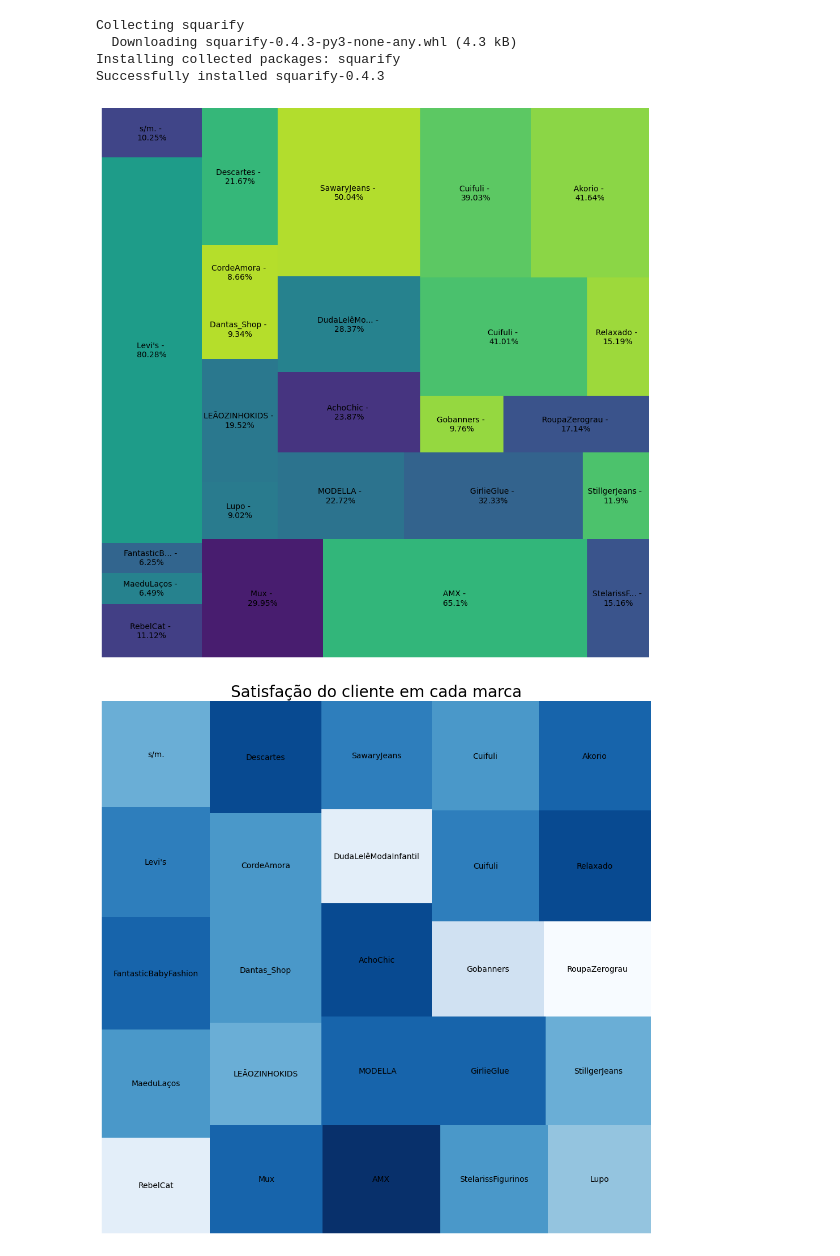
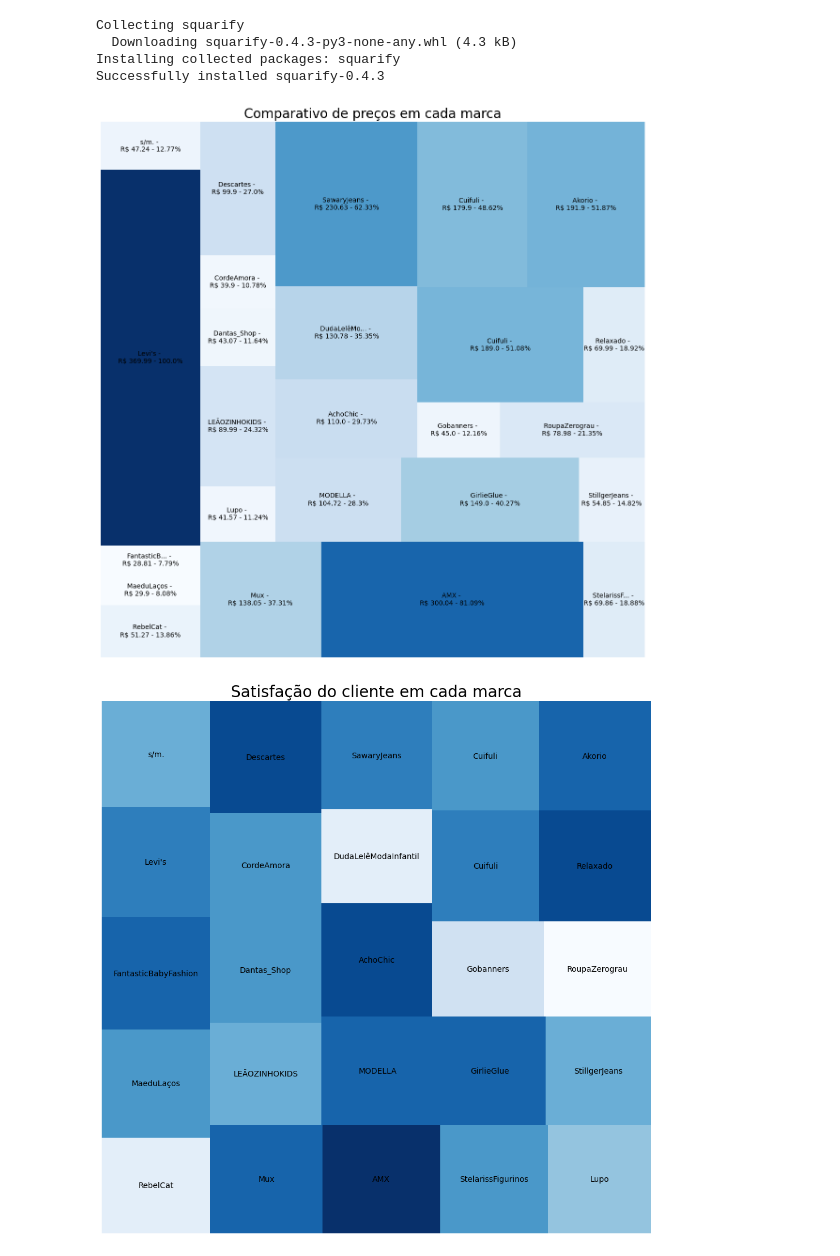
Before and after one commit to ThiagoKS-7/a3-analise-e-bigdata, a Jupyter notebook: a3-analise-dado.ipynb, the cells around one changed output. Cells and saved outputs as stored; diff of their text form; code cells hidden in the pictures.

```diff
--- a/a3-analise-dado.ipynb
+++ b/a3-analise-dado.ipynb
@@ -124,30 +124,43 @@ Successfully installed squarify-0.4.3
 # %%
 import matplotlib
 import squarify
-import matplotlib.cm as cm
 
 
 marcas = [
     row[0].replace(' ', '') for row in
     roupas.distinct().limit(25).select("marca").collect()
 ]
-porcentagens = [
-    round((float(row[0].replace(' R$ ', '').replace(' ','').replace(',','.')) * 100) / max(valores_y),2)for row in
+precos = [
+    float(row[0].replace(' R$ ', '').replace(' ','').replace(',','.')) for row in
     roupas.distinct().limit(25).select("preco_original").collect()
 ]
-valores
+porcentagens = [
+    round((float(row[0].replace(' R$ ', '').replace(' ','').replace(',','.')) * 100) / max(precos),2) for row in
+    roupas.distinct().limit(25).select("preco_original").collect()
+]
 valores_x = [
     (marcas[index] if len(marcas[index]) < 15 else marcas[index][:10] + "...") + " - \n" +
+    "R$ " + str(precos[index]) + " - " +
     str(porcentagens[index]) + "%"
     for (index, row) in
     enumerate(roupas.distinct().limit(25).select("preco_original").collect())
 ]
-plt.figure(figsize=(10, 10))
-grafico = squarify.plot(sizes=porcentagens, label=valores_x)
+# Definindo a paleta de cores para o treemap
+cmap = matplotlib.cm.Blues
+
+mini = min(valores_y)
+maxi = max(valores_y)
+norm = matplotlib.colors.Normalize(vmin=mini, vmax=maxi)
+colors = [cmap(norm(i)) for i in valores_y]
+
+
+plt.figure(figsize=(12, 12))
+grafico = squarify.plot(sizes=porcentagens, label=valores_x, color=colors)
 plt.axis('off');
+plt.title('Comparativo de preços em cada marca', fontsize=20)
 plt.tight_layout()
 # %% [output]
-[figure, old version]
+[figure, new version]
 # %%
 import matplotlib
 import squarify
```
Also changed, not shown: parts of 3 cells of this notebook.
